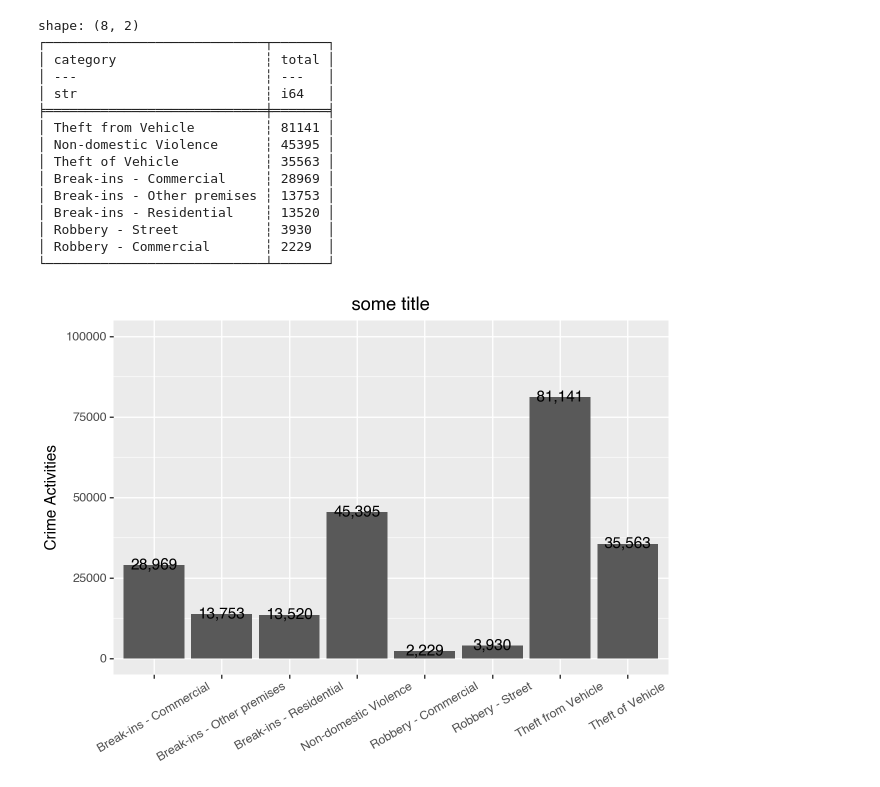
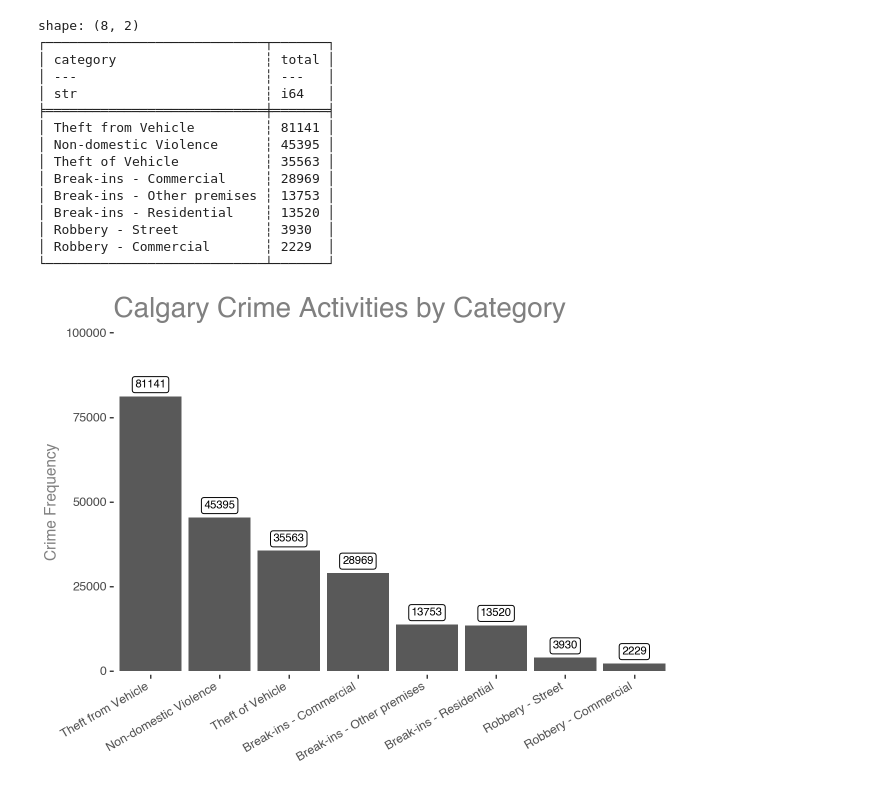
Before and after one commit to tongakuot/polars-orbits, a Jupyter notebook: part-02.ipynb, the cells around one changed output. Saved outputs shown, nothing was run; the diff lists cells and outputs as text; code cells hidden in the pictures.

```diff
--- a/part-02.ipynb
+++ b/part-02.ipynb
@@ -279,6 +284,7 @@ shape: (8, 1)
 └────────────────────────────┘
 # %%
 # Tweaking auto data
+@pl.StringCache()
 def tweak_crime_data(df):
         """
         Cleans and transforms crime data for analysis.
@@ -316,8 +322,7 @@ def tweak_crime_data(df):
         return(
             df
             .select('Sector', 'Community Name', 'Category', 'Crime Count', 'Date')
-            .select(pl.all().name.to_lowercase())
-            .rename({'crime count': 'crime_count', 'community name': 'community_name'})
+            .rename(lambda col: col.lower().replace(' ', '_'))
             .with_columns(cs.string().str.to_titlecase())
             .with_columns(date=pl.col('date').str.to_datetime('%Y/%m').cast(pl.Datetime))
             .with_columns(
@@ -326,8 +331,10 @@ def tweak_crime_data(df):
                 year_month=pl.col('date').dt.strftime('%Y-%m'),
                 category=pl.col('category').str.strip_chars().replace(cat_mappings)
             )
-           .with_columns(starts_with_number=pl.col('community_name').str.contains(r'^(\d+)'))
-           .sort(['community_name', 'year'])
+           .with_columns(
+               starts_with_number=pl.col('community_name').str.contains(r'^(\d+)')
+           )
+           .sort(['community_name', 'year', 'category'])
            .filter(~pl.col('starts_with_number') & pl.col('sector').is_not_null())
            .select('sector', 'community_name', 'category', 'crime_count', 'year_month', 'year', 'month')
         )
@@ -408,26 +405,34 @@ shape: (8, 2)
 │ Robbery - Street           ┆ 3930  │
 │ Robbery - Commercial       ┆ 2229  │
 └────────────────────────────┴───────┘
-# %%
-from plotnine import *
-
-(
-    ggplot(aa, aes('category', 'total'))
-    + geom_col()
-    + geom_text(aes(label='total'),
-                format_string='{:,}')
-    + scale_y_continuous(
-        limits=[0, 100_000]
-    )
-    + labs(
-        title='some title',
-        x='',
-        y='Crime Activities'
-    )
-    + theme(
-        axis_text_x=element_text(angle=30),
-        plot_background=element_blank()
-    )
-)
-# %% [output]
-[figure, removed]
+# %%
+from plotnine import *
+cats = ['Theft from Vehicle',
+        'Non-domestic Violence',
+        'Theft of Vehicle',
+        'Break-ins - Commercial',
+        'Break-ins - Other premises',
+        'Break-ins - Residential',
+        'Robbery - Street',
+        'Robbery - Commercial']
+(
+    ggplot(aa, aes('category', 'total'))
+    + geom_col()
+    + scale_x_discrete(limits=cats,  expand=[0.01, 0.01])
+    + scale_y_continuous(limits=[0, 100_000],  expand=[0.01, 0.01])
+    + geom_label(aes(label='total'), nudge_y=3500, size=8)
+    + labs(
+        x='',
+        y='Crime Frequency',
+        title='Calgary Crime Activities by Category'
+    )
+     + theme_tufte()
+    + theme(
+        plot_title=element_text(color='grey', size=20, ha='left'),
+        axis_title_y=element_text(color='gray'),
+        axis_text_x=element_text(rotation=30, hjust=1)
+    )
+
+)
+# %% [output]
+[figure, added]
```
Also changed, not shown: parts of 35 cells of this notebook, 2 other files.
